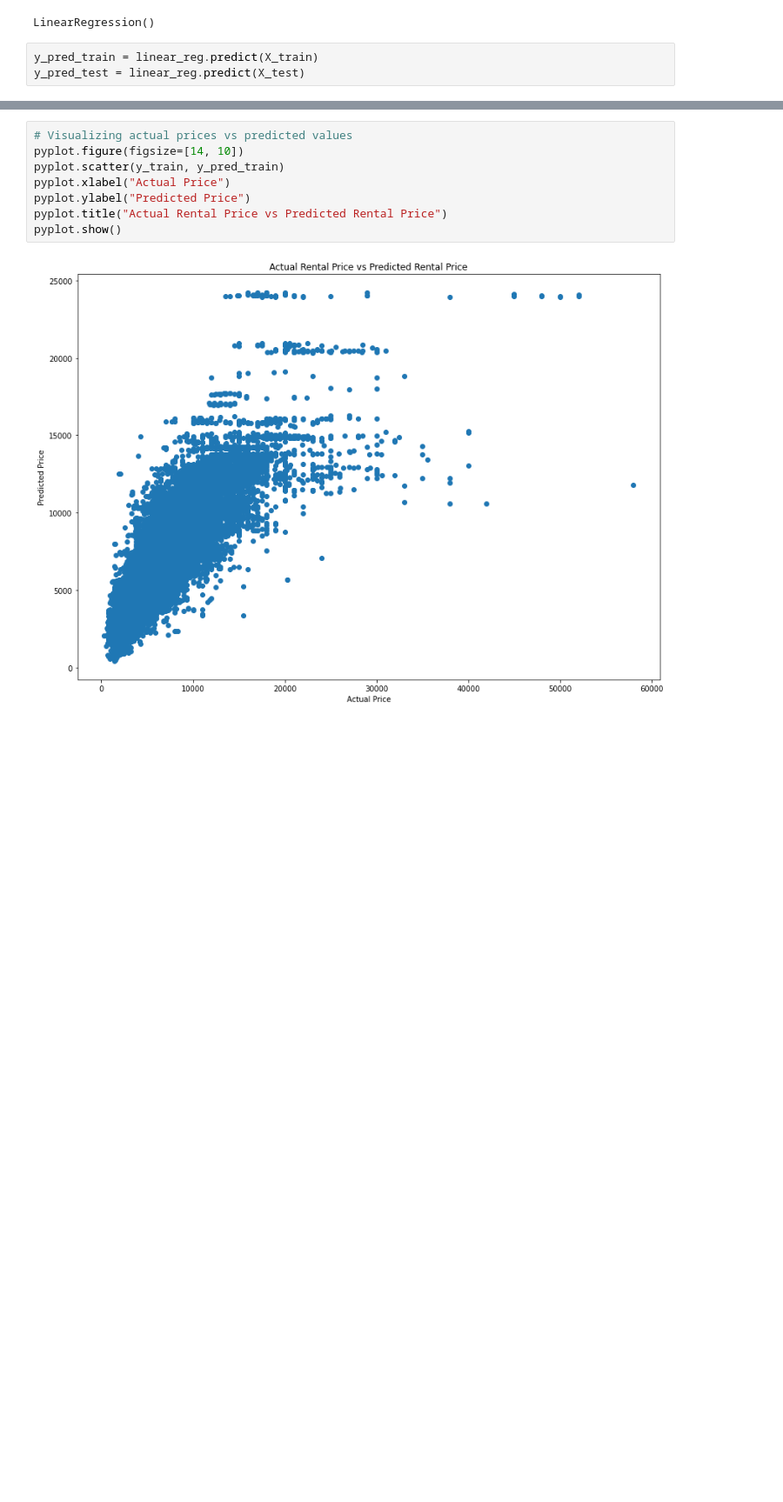
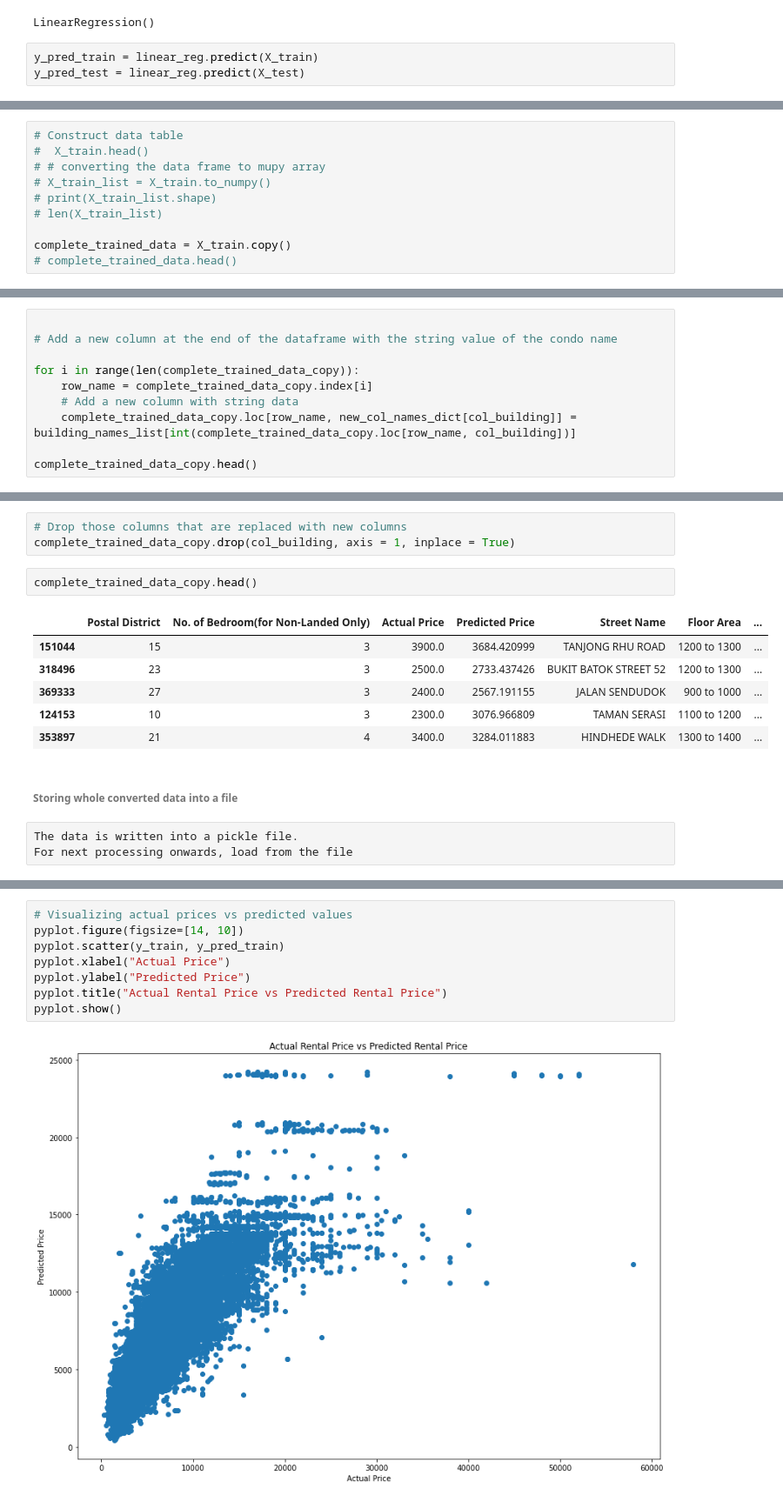
Before and after one commit to Veena-S/Learn-Python-Data-Science, a Jupyter notebook: P6-SgCondoRentPrediction/RentalPricePrediction_MultiLinearRegression-OneHot.ipynb, the cells around one changed output, grey strips where cells are left out. Shown at 87% size. Cells and saved outputs as stored; diff of their text form; blank space fills up the shorter version.

```diff
--- a/P6-SgCondoRentPrediction/RentalPricePrediction_MultiLinearRegression-OneHot.ipynb
+++ b/P6-SgCondoRentPrediction/RentalPricePrediction_MultiLinearRegression-OneHot.ipynb
@@ -170,0 +231,10 @@ RMSE 836.3620778939195
+# %%
+# Construct data table
+#  X_train.head()
+# # converting the data frame to mupy array
+# X_train_list = X_train.to_numpy()
+# print(X_train_list.shape)
+# len(X_train_list)
+
+complete_trained_data = X_train.copy()
+# complete_trained_data.head()
@@ -170,0 +373,10 @@ RMSE 836.3620778939195
+# %%
+
+# Add a new column at the end of the dataframe with the string value of the condo name
+
+for i in range(len(complete_trained_data_copy)):
+    row_name = complete_trained_data_copy.index[i]
+    # Add a new column with string data
+    complete_trained_data_copy.loc[row_name, new_col_names_dict[col_building]] = building_names_list[int(complete_trained_data_copy.loc[row_name, col_building])]
+
+complete_trained_data_copy.head()
@@ -170,0 +390,17 @@ RMSE 836.3620778939195
+# %%
+# Drop those columns that are replaced with new columns
+complete_trained_data_copy.drop(col_building, axis = 1, inplace = True)
+# %%
+complete_trained_data_copy.head()
+# %% [output]
+|  | Postal District | No. of Bedroom(for Non-Landed Only) | Actual Price | Predicted Price | Street Name | Floor Area | ... |
+| 151044 | 15 | 3 | 3900.0 | 3684.420999 | TANJONG RHU ROAD | 1200 to 1300 | ... |
+| 318496 | 23 | 3 | 2500.0 | 2733.437426 | BUKIT BATOK STREET 52 | 1200 to 1300 | ... |
+| 369333 | 27 | 3 | 2400.0 | 2567.191155 | JALAN SENDUDOK | 900 to 1000 | ... |
+| 124153 | 10 | 3 | 2300.0 | 3076.966809 | TAMAN SERASI | 1100 to 1200 | ... |
+| 353897 | 21 | 4 | 3400.0 | 3284.011883 | HINDHEDE WALK | 1300 to 1400 | ... |
+# %% [markdown]
+###### Storing whole converted data into a file
+# %% [raw]
+The data is written into a pickle file.
+For next processing onwards, load from the file
```
Also changed, not shown: parts of 51 cells of this notebook, 2 other files.
